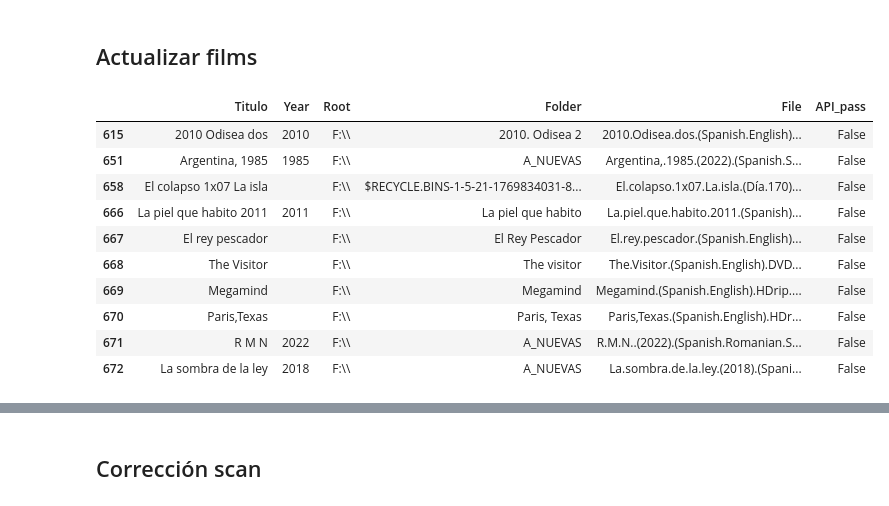
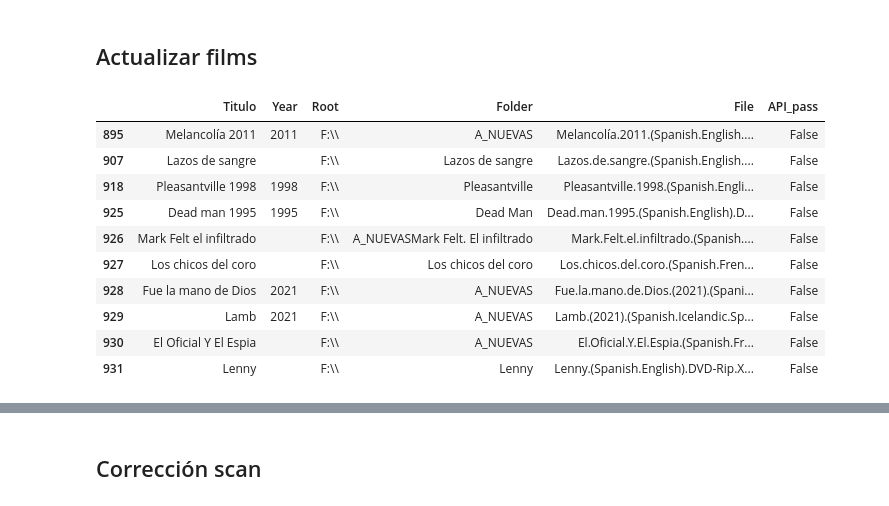
Before and after one commit to gusavato/streamberry, a Jupyter notebook: visor_control.ipynb, the cells around one changed output, grey strips where cells are left out. Cells and saved outputs as stored; diff of their text form; code cells hidden in the pictures.

```diff
--- a/visor_control.ipynb
+++ b/visor_control.ipynb
@@ -106,21 +94,21 @@ films.to_parquet('films.parquet',engine='pyarrow')
 ## Actualizar films
 # %%
 scan = pd.read_parquet('scan.parquet')
-df = scan[scan.API_pass == False][:20]
+df = scan[scan.API_pass == False][:50]
 
 save_data(df)
 scan = pd.read_parquet('scan.parquet')
 scan[scan.API_pass == False].head(10)
 # %% [output]
 |  | Titulo | Year | Root | Folder | File | API_pass |
-| 615 | 2010 Odisea dos | 2010 | F:\\ | 2010. Odisea 2 | 2010.Odisea.dos.(Spanish.English)... | False |
-| 651 | Argentina, 1985 | 1985 | F:\\ | A_NUEVAS | Argentina,.1985.(2022).(Spanish.S... | False |
-| 658 | El colapso 1x07 La isla |  | F:\\ | $RECYCLE.BINS-1-5-21-1769834031-8... | El.colapso.1x07.La.isla.(Día.170)... | False |
-| 666 | La piel que habito 2011 | 2011 | F:\\ | La piel que habito | La.piel.que.habito.2011.(Spanish)... | False |
-| 667 | El rey pescador |  | F:\\ | El Rey Pescador | El.rey.pescador.(Spanish.English)... | False |
-| 668 | The Visitor |  | F:\\ | The visitor | The.Visitor.(Spanish.English).DVD... | False |
-| 669 | Megamind |  | F:\\ | Megamind | Megamind.(Spanish.English).HDrip.... | False |
-| 670 | Paris,Texas |  | F:\\ | Paris, Texas | Paris,Texas.(Spanish.English).HDr... | False |
-| 671 | R M N | 2022 | F:\\ | A_NUEVAS | R.M.N..(2022).(Spanish.Romanian.S... | False |
-| 672 | La sombra de la ley | 2018 | F:\\ | A_NUEVAS | La.sombra.de.la.ley.(2018).(Spani... | False |
+| 895 | Melancolía 2011 | 2011 | F:\\ | A_NUEVAS | Melancolía.2011.(Spanish.English.... | False |
+| 907 | Lazos de sangre |  | F:\\ | Lazos de sangre | Lazos.de.sangre.(Spanish.English.... | False |
+| 918 | Pleasantville 1998 | 1998 | F:\\ | Pleasantville | Pleasantville.1998.(Spanish.Engli... | False |
+| 925 | Dead man 1995 | 1995 | F:\\ | Dead Man | Dead.man.1995.(Spanish.English).D... | False |
+| 926 | Mark Felt el infiltrado |  | F:\\ | A_NUEVASMark Felt. El infiltrado | Mark.Felt.el.infiltrado.(Spanish.... | False |
+| 927 | Los chicos del coro |  | F:\\ | Los chicos del coro | Los.chicos.del.coro.(Spanish.Fren... | False |
+| 928 | Fue la mano de Dios | 2021 | F:\\ | A_NUEVAS | Fue.la.mano.de.Dios.(2021).(Spani... | False |
+| 929 | Lamb | 2021 | F:\\ | A_NUEVAS | Lamb.(2021).(Spanish.Icelandic.Sp... | False |
+| 930 | El Oficial Y El Espia |  | F:\\ | A_NUEVAS | El.Oficial.Y.El.Espia.(Spanish.Fr... | False |
+| 931 | Lenny |  | F:\\ | Lenny | Lenny.(Spanish.English).DVD-Rip.X... | False |
 # %%
```
Also changed, not shown: parts of 12 cells of this notebook, 5 other files.
